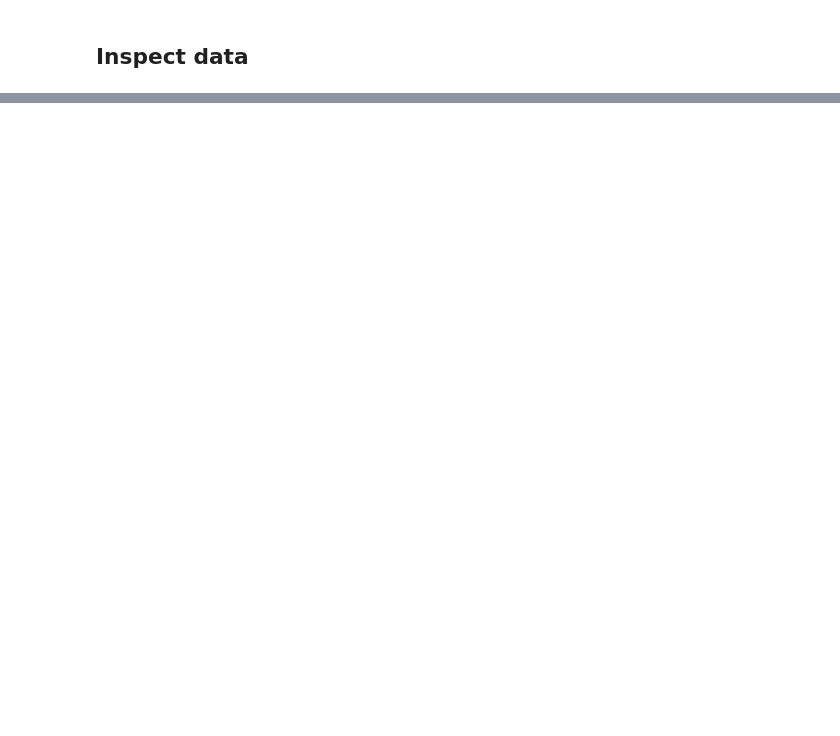
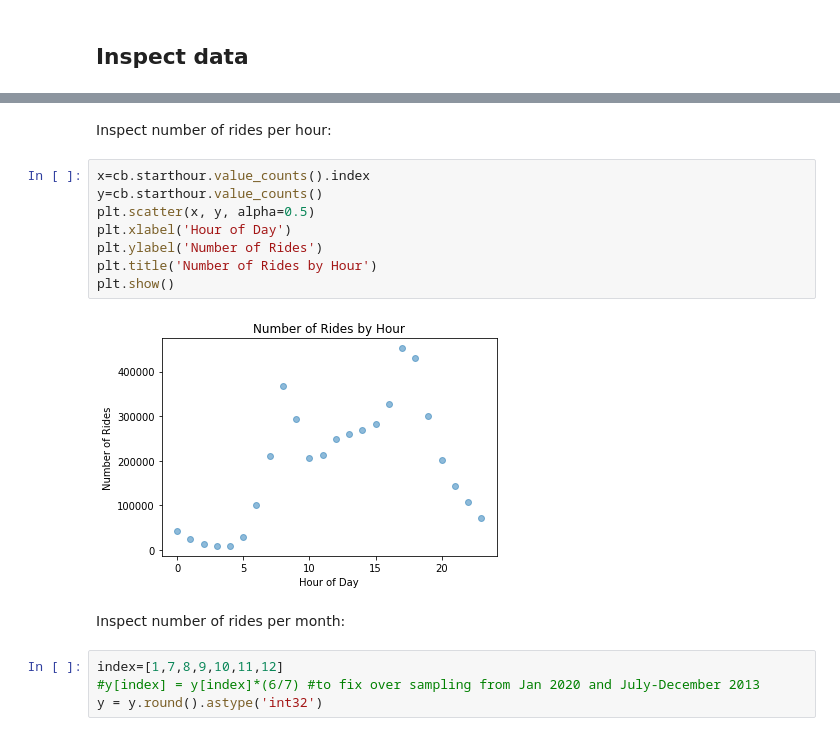
Before and after one commit to yslnam/mofo_bikes, a Jupyter notebook: notebooks/eda/citibike_preprocessed_eda.ipynb, the cells around one changed output, grey strips where cells are left out. Cells and saved outputs as stored; diff of their text form; blank space fills up the shorter version.

```diff
--- a/notebooks/eda/citibike_preprocessed_eda.ipynb
+++ b/notebooks/eda/citibike_preprocessed_eda.ipynb
@@ -315,0 +397,18 @@ Create new feature, `uniquetripid`:
+# %% [markdown]
+Inspect number of rides per hour:
+# %%
+x=cb.starthour.value_counts().index
+y=cb.starthour.value_counts()
+plt.scatter(x, y, alpha=0.5)
+plt.xlabel('Hour of Day')
+plt.ylabel('Number of Rides')
+plt.title('Number of Rides by Hour')
+plt.show()
+# %% [output]
+[figure, added]
+# %% [markdown]
+Inspect number of rides per month:
+# %%
+index=[1,7,8,9,10,11,12]
+#y[index] = y[index]*(6/7) #to fix over sampling from Jan 2020 and July-December 2013
+y = y.round().astype('int32')
```
Also changed, not shown: parts of 54 cells of this notebook.
